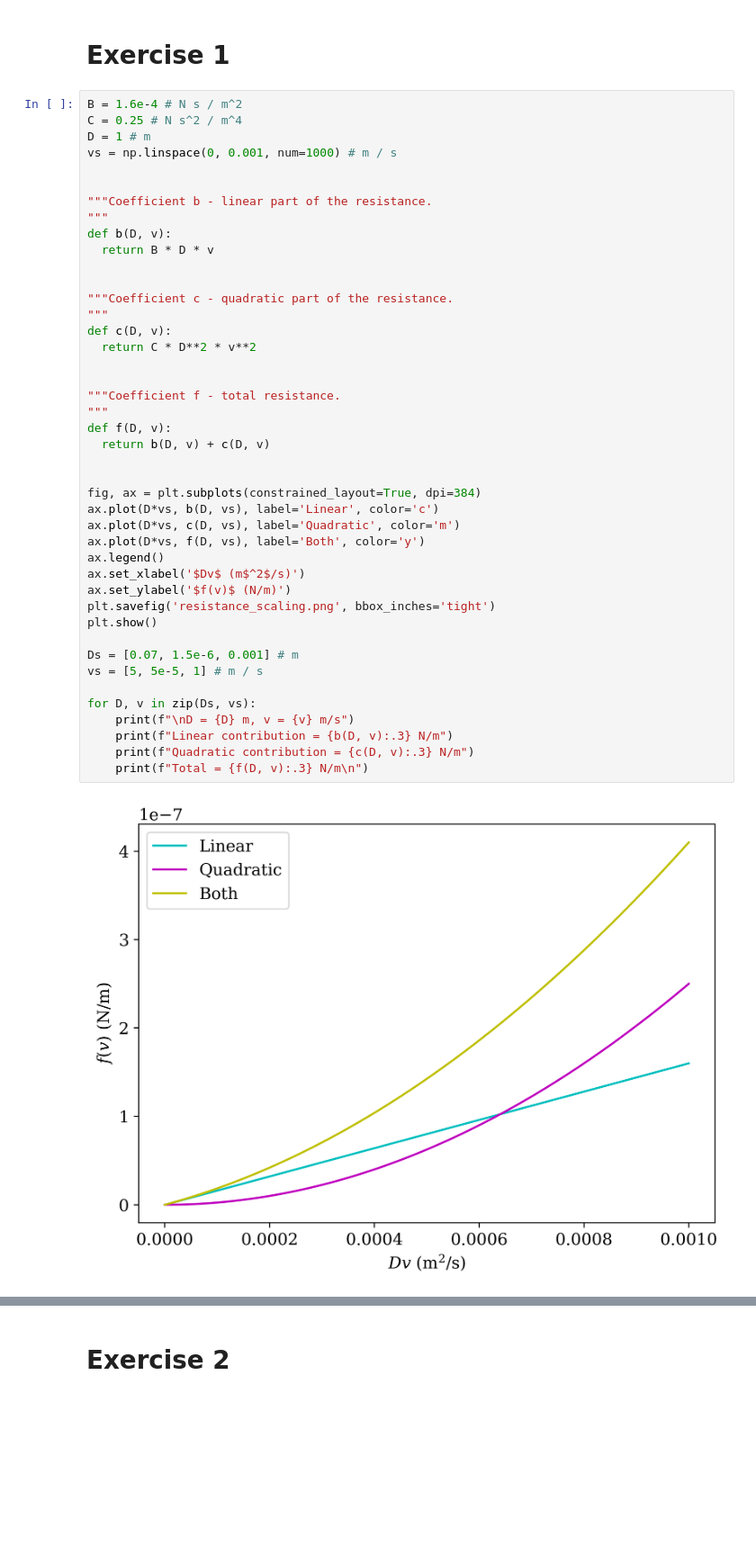
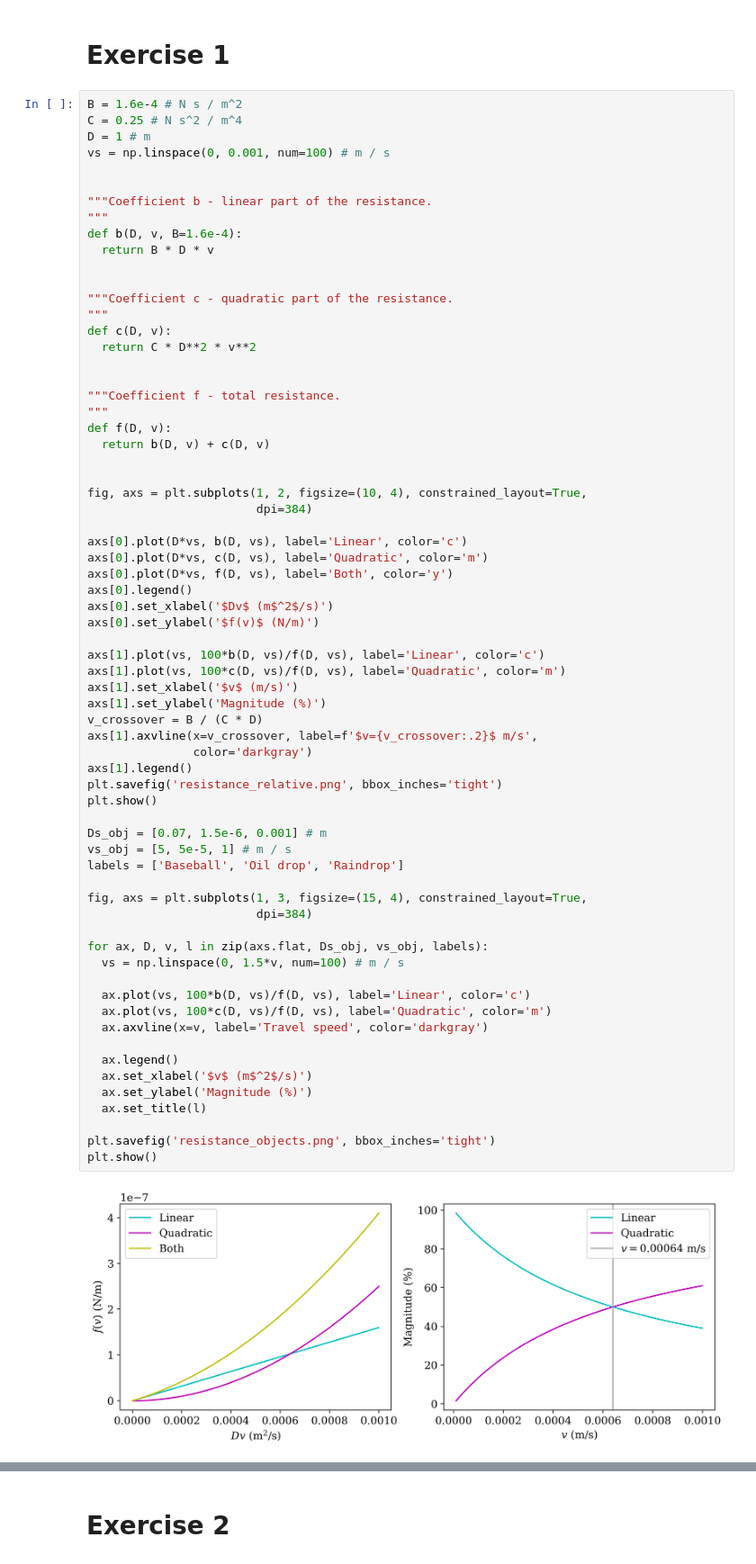
Before and after one commit to aga-nowak/SF-Computational-Labs, a Jupyter notebook: Lab3.ipynb, the cells around one changed output, grey strips where cells are left out. Shown at 90% size. Cells and saved outputs as stored; diff of their text form; blank space fills up the shorter version.

Commit message:
More graphs

```diff
--- a/Lab3.ipynb
+++ b/Lab3.ipynb
@@ -16,45 +16,69 @@ dt = 0.001 # s
 # %%
 B = 1.6e-4 # N s / m^2
 C = 0.25 # N s^2 / m^4
 D = 1 # m
-vs = np.linspace(0, 0.001, num=1000) # m / s
+vs = np.linspace(0, 0.001, num=100) # m / s
 
 
 """Coefficient b - linear part of the resistance.
 """
-def b(D, v):
+def b(D, v, B=1.6e-4):
   return B * D * v
 
 
 """Coefficient c - quadratic part of the resistance.
 """
 def c(D, v):
   return C * D**2 * v**2
 
 
 """Coefficient f - total resistance.
 """
 def f(D, v):
   return b(D, v) + c(D, v)
 
 
-fig, ax = plt.subplots(constrained_layout=True, dpi=384)
-ax.plot(D*vs, b(D, vs), label='Linear', color='c')
-ax.plot(D*vs, c(D, vs), label='Quadratic', color='m')
-ax.plot(D*vs, f(D, vs), label='Both', color='y')
-ax.legend()
-ax.set_xlabel('$Dv$ (m$^2$/s)')
-ax.set_ylabel('$f(v)$ (N/m)')
-plt.savefig('resistance_scaling.png', bbox_inches='tight')
+fig, axs = plt.subplots(1, 2, figsize=(10, 4), constrained_layout=True,
+                        dpi=384)
+
+axs[0].plot(D*vs, b(D, vs), label='Linear', color='c')
+axs[0].plot(D*vs, c(D, vs), label='Quadratic', color='m')
+axs[0].plot(D*vs, f(D, vs), label='Both', color='y')
+axs[0].legend()
+axs[0].set_xlabel('$Dv$ (m$^2$/s)')
+axs[0].set_ylabel('$f(v)$ (N/m)')
+
+axs[1].plot(vs, 100*b(D, vs)/f(D, vs), label='Linear', color='c')
+axs[1].plot(vs, 100*c(D, vs)/f(D, vs), label='Quadratic', color='m')
+axs[1].set_xlabel('$v$ (m/s)')
+axs[1].set_ylabel('Magnitude (%)')
+v_crossover = B / (C * D)
+axs[1].axvline(x=v_crossover, label=f'$v={v_crossover:.2}$ m/s',
+               color='darkgray')
+axs[1].legend()
+plt.savefig('resistance_relative.png', bbox_inches='tight')
 plt.show()
 
-Ds = [0.07, 1.5e-6, 0.001] # m
-vs = [5, 5e-5, 1] # m / s
+Ds_obj = [0.07, 1.5e-6, 0.001] # m
+vs_obj = [5, 5e-5, 1] # m / s
+labels = ['Baseball', 'Oil drop', 'Raindrop']
 
-for D, v in zip(Ds, vs):
-    print(f"\nD = {D} m, v = {v} m/s")
-    print(f"Linear contribution = {b(D, v):.3} N/m")
-    print(f"Quadratic contribution = {c(D, v):.3} N/m")
-    print(f"Total = {f(D, v):.3} N/m\n")
+fig, axs = plt.subplots(1, 3, figsize=(15, 4), constrained_layout=True,
+                        dpi=384)
+
+for ax, D, v, l in zip(axs.flat, Ds_obj, vs_obj, labels):
+  vs = np.linspace(0, 1.5*v, num=100) # m / s
+
+  ax.plot(vs, 100*b(D, vs)/f(D, vs), label='Linear', color='c')
+  ax.plot(vs, 100*c(D, vs)/f(D, vs), label='Quadratic', color='m')
+  ax.axvline(x=v, label='Travel speed', color='darkgray')
+
+  ax.legend()
+  ax.set_xlabel('$v$ (m$^2$/s)')
+  ax.set_ylabel('Magnitude (%)')
+  ax.set_title(l)
+
+plt.savefig('resistance_objects.png', bbox_inches='tight')
+plt.show()
 # %% [output]
-[figure, old version]
+[figure, new version]
```
Also changed, not shown: parts of 6 cells of this notebook.
